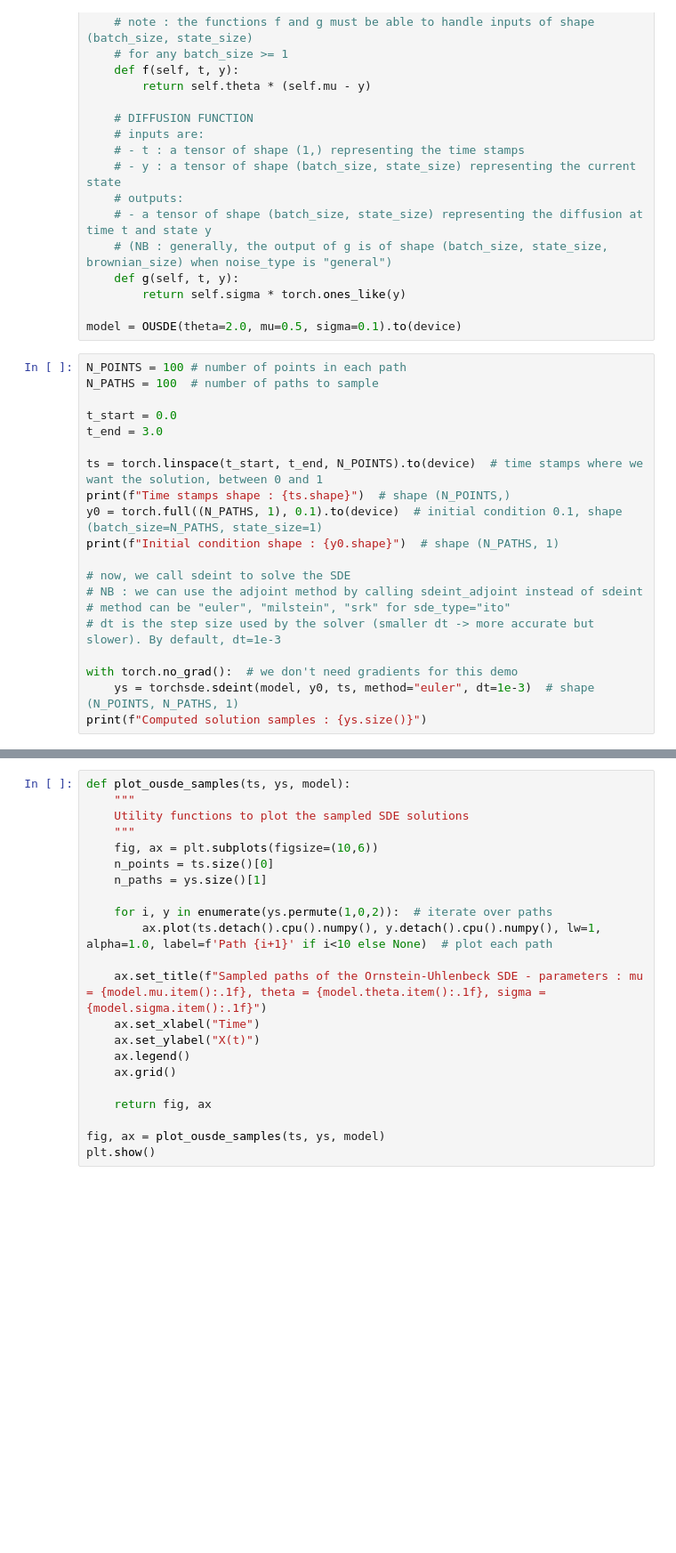
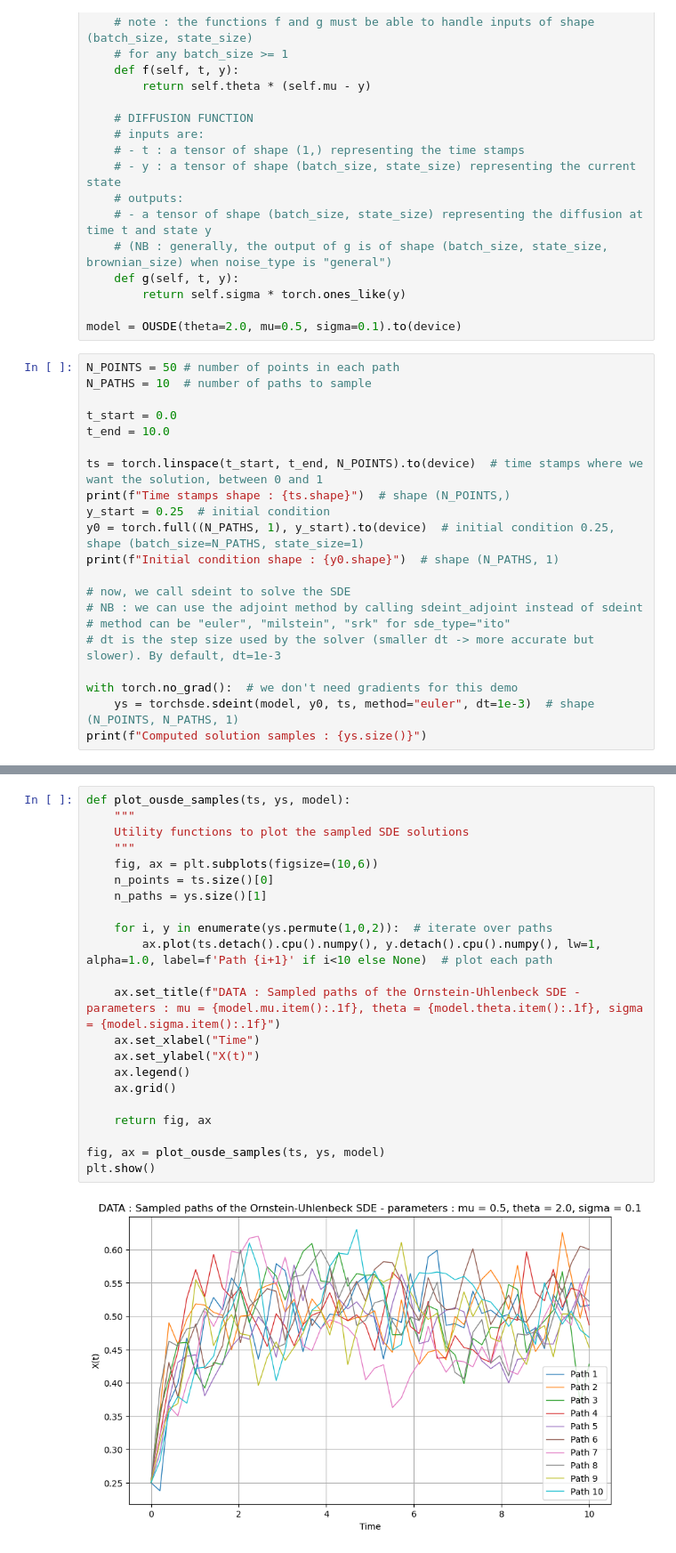
Before and after one commit to BenjaminDeporte/MVA_Stage, a Jupyter notebook: Latent_SDE_Basics.ipynb, the cells around one changed output, grey strips where cells are left out. Shown at 89% size. Cells and saved outputs as stored; diff of their text form; blank space fills up the shorter version.

Commit message:
latent SDE - toy O.U. models working

```diff
--- a/Latent_SDE_Basics.ipynb
+++ b/Latent_SDE_Basics.ipynb
@@ -222,15 +148,16 @@ class OUSDE(nn.Module):
 
 model = OUSDE(theta=2.0, mu=0.5, sigma=0.1).to(device)
 # %%
-N_POINTS = 100 # number of points in each path
-N_PATHS = 100  # number of paths to sample
+N_POINTS = 50 # number of points in each path
+N_PATHS = 10  # number of paths to sample
 
 t_start = 0.0
-t_end = 3.0
+t_end = 10.0
 
 ts = torch.linspace(t_start, t_end, N_POINTS).to(device)  # time stamps where we want the solution, between 0 and 1
 print(f"Time stamps shape : {ts.shape}")  # shape (N_POINTS,)
-y0 = torch.full((N_PATHS, 1), 0.1).to(device)  # initial condition 0.1, shape (batch_size=N_PATHS, state_size=1)
+y_start = 0.25  # initial condition
+y0 = torch.full((N_PATHS, 1), y_start).to(device)  # initial condition 0.25, shape (batch_size=N_PATHS, state_size=1)
 print(f"Initial condition shape : {y0.shape}")  # shape (N_PATHS, 1)
 
 # now, we call sdeint to solve the SDE
@@ -244,24 +175,26 @@ print(f"Computed solution samples : {ys.size()}")
 # %%
 def plot_ousde_samples(ts, ys, model):
     """
     Utility functions to plot the sampled SDE solutions
     """
     fig, ax = plt.subplots(figsize=(10,6))
     n_points = ts.size()[0]
     n_paths = ys.size()[1]
 
     for i, y in enumerate(ys.permute(1,0,2)):  # iterate over paths
         ax.plot(ts.detach().cpu().numpy(), y.detach().cpu().numpy(), lw=1, alpha=1.0, label=f'Path {i+1}' if i<10 else None)  # plot each path
 
-    ax.set_title(f"Sampled paths of the Ornstein-Uhlenbeck SDE - parameters : mu = {model.mu.item():.1f}, theta = {model.theta.item():.1f}, sigma = {model.sigma.item():.1f}")
+    ax.set_title(f"DATA : Sampled paths of the Ornstein-Uhlenbeck SDE - parameters : mu = {model.mu.item():.1f}, theta = {model.theta.item():.1f}, sigma = {model.sigma.item():.1f}")
     ax.set_xlabel("Time")
     ax.set_ylabel("X(t)")
     ax.legend()
     ax.grid()
 
     return fig, ax
 
 fig, ax = plot_ousde_samples(ts, ys, model)
 plt.show()
+# %% [output]
+[figure, added]
 # %%
 # data
```
Also changed, not shown: parts of 29 cells of this notebook.
